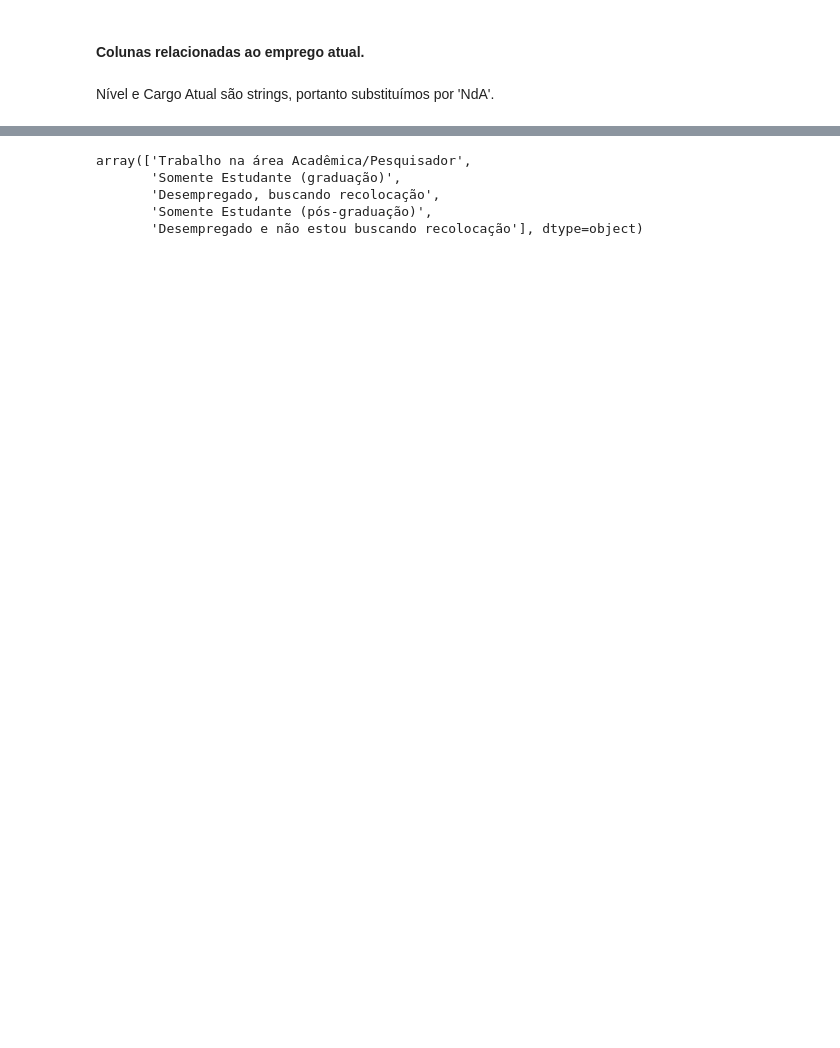
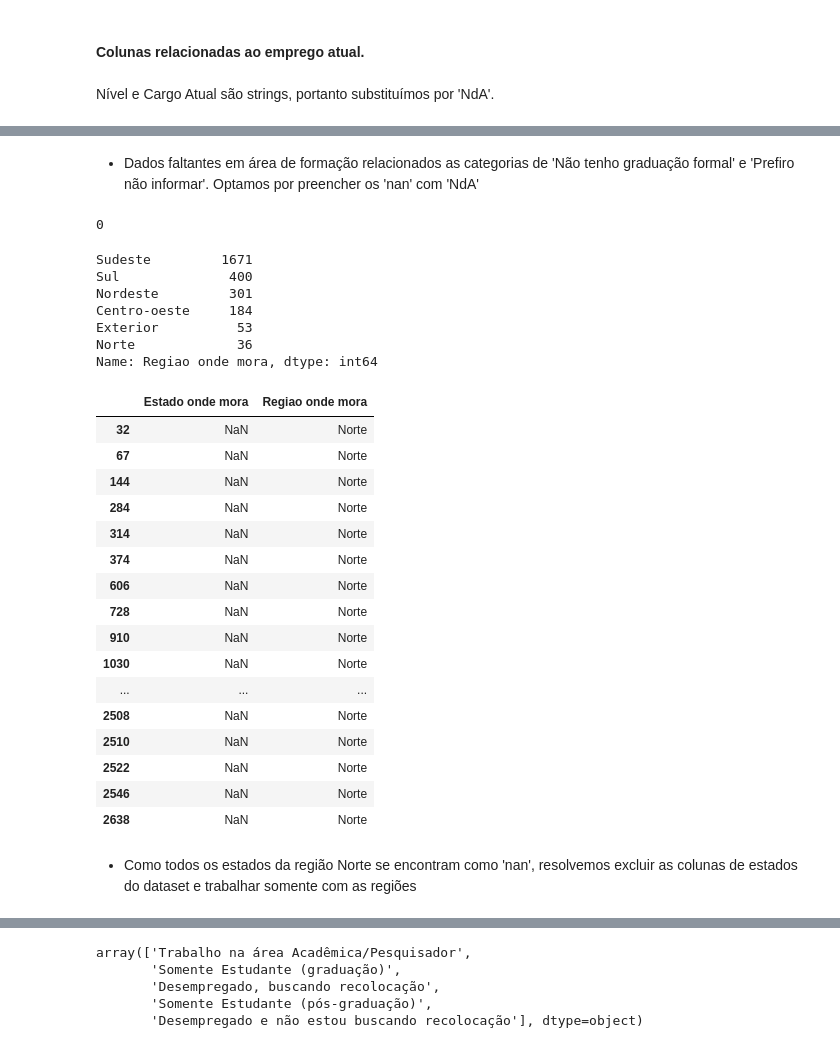
Before and after one commit to MayaraDM/ADA-DS_programming_techiniques_project, a Jupyter notebook: ProjetoV_state_of_data.ipynb, the cells around one changed output, grey strips where cells are left out. Drawn from its saved outputs; the diff is of its cells as text; code cells hidden in the pictures; blank space fills up the shorter version.

Commit message:
finalização de tratamento do dataset

```diff
--- a/ProjetoV_state_of_data.ipynb
+++ b/ProjetoV_state_of_data.ipynb
@@ -307,0 +195,6 @@ As 3 colunas com mais dados nulos foram removidas.
+# %%
+df_limpo = df.drop(columns=['Qual oportunidade você está buscando?',
+                            'Como tem sido a busca por um emprego na área de dados?',
+                            'Há quanto tempo você busca uma oportunidade na área de dados?'])
+
+df_limpo.shape
@@ -352,3 +250,9 @@ df_limpo[df_limpo['Regiao de origem'].isnull()]
 | 2643 | 075h3v2z19if04yn7o075h3vhifl38rw | 38.0 | 35-39 | Masculino | Rio de Janeiro (RJ) | RJ | Sudeste | ... |
 | 2644 | 037usz1h2yip96dgil4mhj037uszw1gk | 27.0 | 25-29 | Feminino | Minas Gerais (MG) | MG | Sudeste | ... |
 3 rows × 46 columns
+# %%
+# Tratamento manual dos 'nan' não corrigidos pelo método .fillna(), de acordo com 'Região onde mora'
+df_limpo.loc[2642,['Regiao de origem']] = 'Sul'
+df_limpo.loc[2643,['Regiao de origem']] = 'Sudeste'
+df_limpo.loc[2644,['Regiao de origem']] = 'Sudeste'
+df_limpo.loc[2642:2644,['Regiao de origem']]
@@ -427,25 +405,0 @@ Escolhemos assumir o nulo como 0.0, que é a opção negativa.
-# %%
-
-questao1 = ['Qual o principal motivo da sua insatisfação com a empresa atual?',
- 'Falta de oportunidade de crescimento no emprego atual',
- 'Salário atual não corresponde ao mercado',
- 'Não tenho uma boa relação com meu líder/gestor',
- 'Gostaria de trabalhar em em outra área de atuação',
- 'Gostaria de receber mais benefícios',
- 'O clima de trabalho/ambiente não é bom',
- 'Falta de maturidade analítica na empresa']
-
-questao2 = ['Quais os principais critérios que você leva em consideração no momento de decidir onde trabalhar?',
- 'Remuneração/Salário',
- 'Benefícios',
- 'Propósito do trabalho e da empresa',
- 'Flexibilidade de trabalho remoto',
- 'Ambiente e clima de trabalho',
- 'Oportunidade de aprendizado e trabalhar com referências na área',
- 'Plano de carreira e oportunidades de crescimento profissional',
- 'Maturidade da empresa em termos de tecnologia e dados',
- 'Qualidade dos gestores e líderes',
- 'Reputação que a empresa tem no mercado']
-
-df_limpo[questao1[1:]] = df_limpo[questao1[1:]].fillna(0.0)
-df_limpo[questao2[1:]] = df_limpo[questao2[1:]].fillna(0.0)
@@ -502,0 +475,37 @@ df_limpo.isnull().sum().sort_values(ascending=False).head().to_dict()
+# %% [markdown]
+- Dados faltantes em área de formação relacionados as categorias de 'Não tenho graduação formal' e 'Prefiro não informar'. Optamos por preencher os 'nan' com 'NdA'
+# %%
+df_limpo['Área de Formação'] = df_limpo['Área de Formação'].fillna('NdA')
+df_limpo['Área de Formação'].isnull().sum()
+# %% [output]
+0
+# %%
+print(df_limpo['Regiao onde mora'].value_counts())
+df_limpo.loc[pd.isna(df_limpo['Estado onde mora']), ['Estado onde mora', 'Regiao onde mora']]
+# %% [output]
+Sudeste         1671
+Sul              400
+Nordeste         301
+Centro-oeste     184
+Exterior          53
+Norte             36
+Name: Regiao onde mora, dtype: int64
+|  | Estado onde mora | Regiao onde mora |
+| 32 | NaN | Norte |
+| 67 | NaN | Norte |
+| 144 | NaN | Norte |
+| 284 | NaN | Norte |
+| 314 | NaN | Norte |
+| 374 | NaN | Norte |
+| 606 | NaN | Norte |
+| 728 | NaN | Norte |
+| 910 | NaN | Norte |
+| 1030 | NaN | Norte |
+| ... | ... | ... |
+| 2508 | NaN | Norte |
+| 2510 | NaN | Norte |
+| 2522 | NaN | Norte |
+| 2546 | NaN | Norte |
+| 2638 | NaN | Norte |
+# %% [markdown]
+- Como todos os estados da região Norte se encontram como 'nan', resolvemos excluir as colunas de estados do dataset e trabalhar somente com as regiões
```
Also changed, not shown: parts of 72 cells of this notebook, 1 other file.
